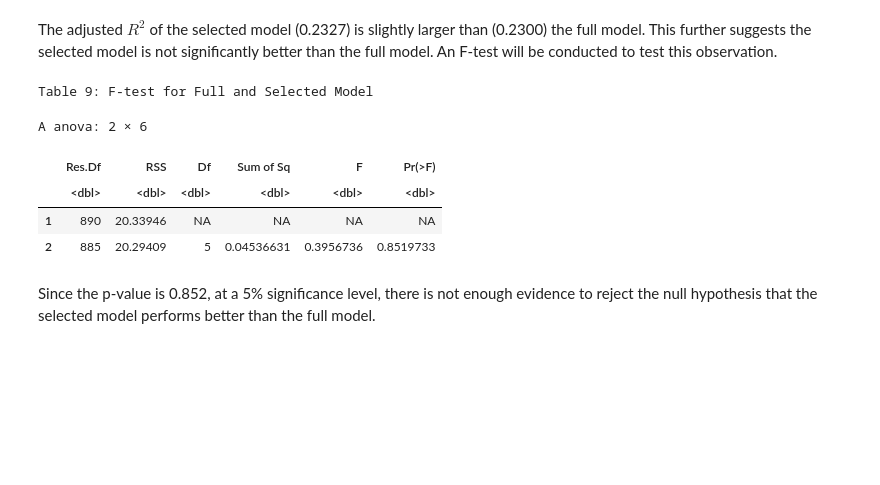
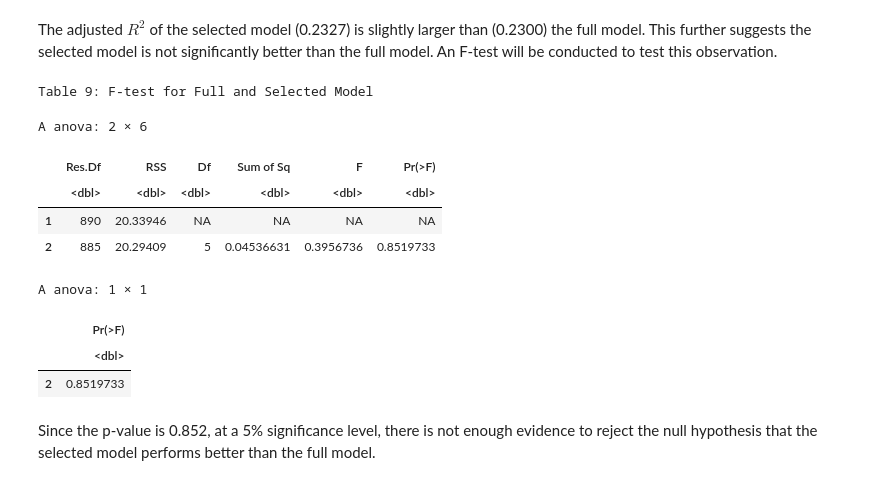
Before and after one commit to DSCI-310-2023/dsci-310-group-01, a Jupyter notebook: notebooks/garments_factory_analysis.ipynb, the cells around one changed output. Saved outputs shown, nothing was run; the diff lists cells and outputs as text; code cells hidden in the pictures; blank space fills up the shorter version.

```diff
--- a/notebooks/garments_factory_analysis.ipynb
+++ b/notebooks/garments_factory_analysis.ipynb
@@ -232,3 +236,5 @@ testing_data<-as.data.frame(new_data[2])
 #Remove ID varaible
 training_data<-clean_data(training_data, "ID")
 testing_data<-clean_data(testing_data, "ID")
+# %%
+training_data<-read.csv("../data/train_data.csv")
@@ -344,14 +352,21 @@ The adjusted $R^2$ of the selected model (0.2327) is slightly larger than (0.230
 # %%
 # F-test for the full model and the selected model
 cat("Table 9: F-test for Full and Selected Model")
-anova(model_selected_1, full_model)
+f_test<-anova(model_selected_1, full_model)
+f_test
+p<-(f_test[6]) %>% filter(!is.na(.))
+p
 # %% [output]
 Table 9: F-test for Full and Selected Model
 A anova: 2 × 6
 |  | Res.Df | RSS | Df | Sum of Sq | F | Pr(>F) |
 |  | <dbl> | <dbl> | <dbl> | <dbl> | <dbl> | <dbl> |
 | 1 | 890 | 20.33946 | NA | NA | NA | NA |
 | 2 | 885 | 20.29409 | 5 | 0.04536631 | 0.3956736 | 0.8519733 |
+A anova: 1 × 1
+|  | Pr(>F) |
+|  | <dbl> |
+| 2 | 0.8519733 |
 # %% [markdown]
 Since the p-value is 0.852, at a 5% significance level, there is not enough evidence to reject the null hypothesis that the selected model performs better than the full model.
 # %%
```
Also changed, not shown: parts of 5 cells of this notebook, 27 other files.
